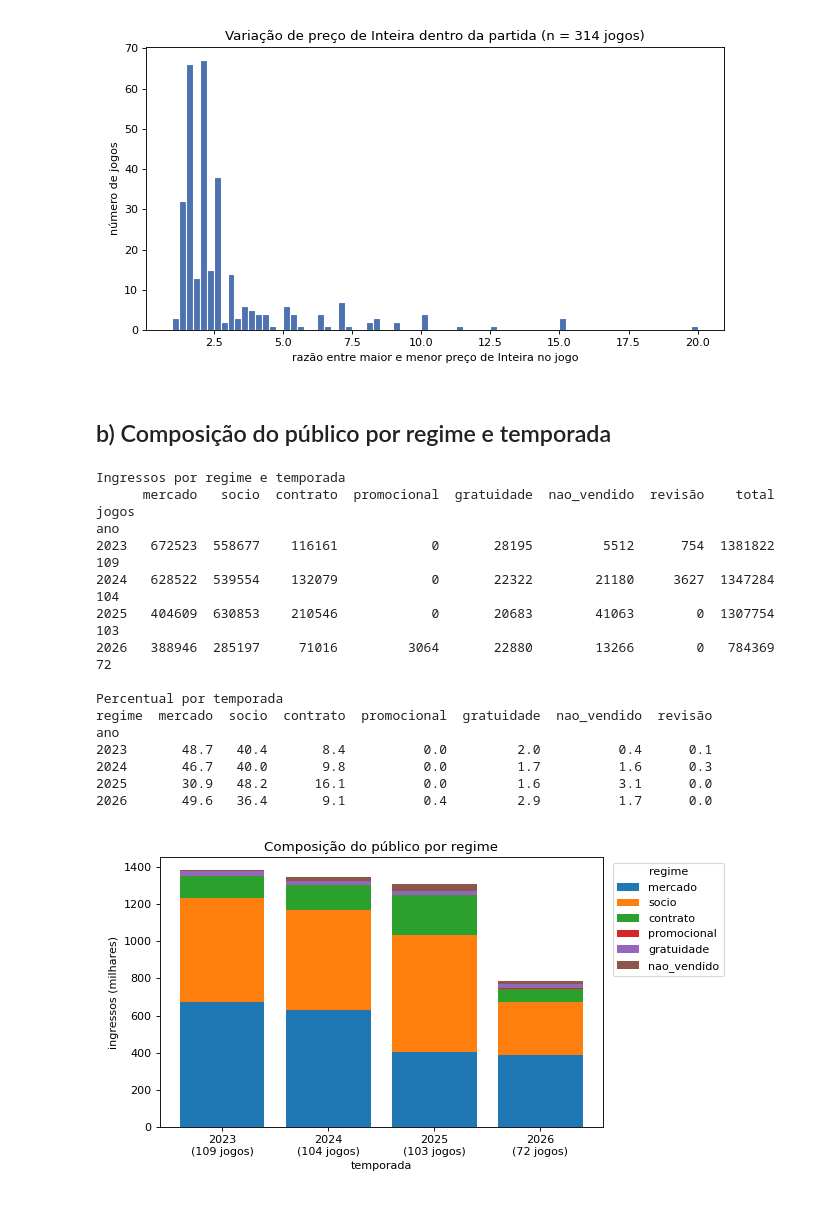
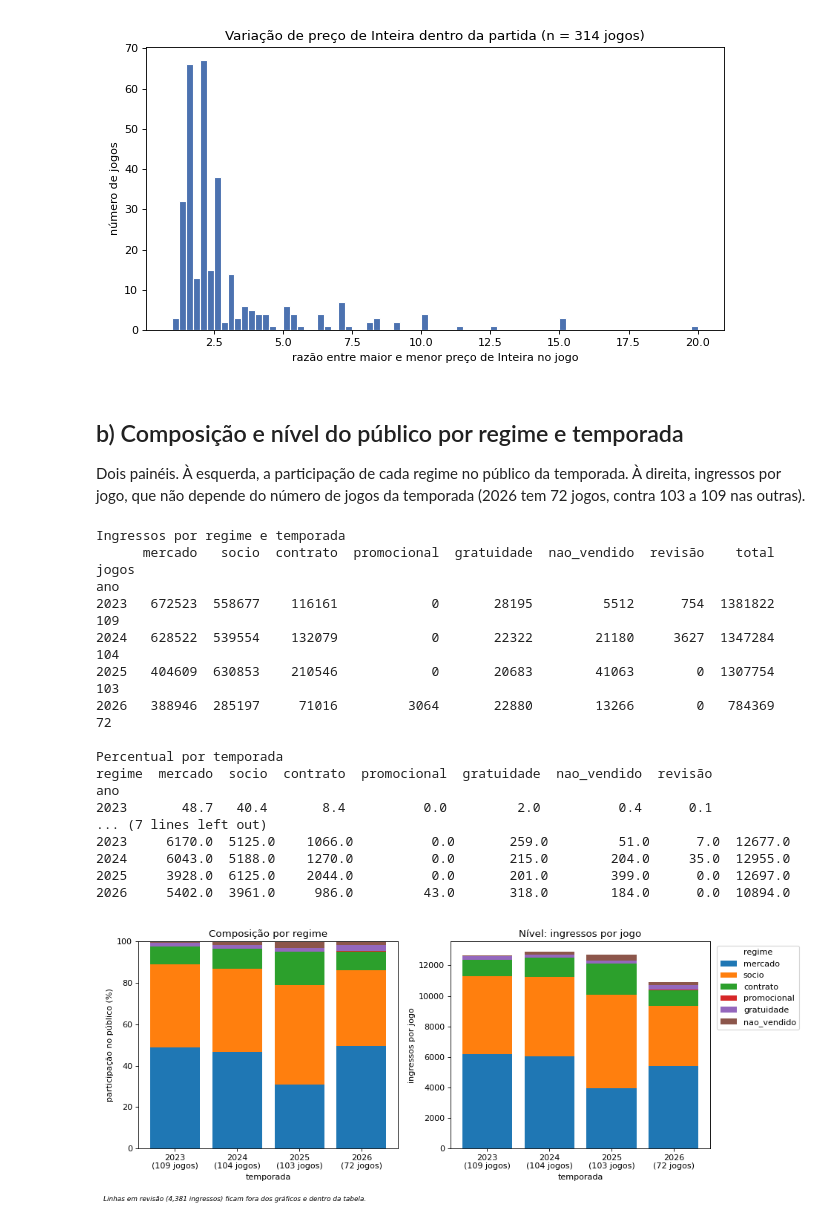
Before and after one commit to JoaoBarberino/bilheteria-paulistao, a Jupyter notebook: notebooks/04_descritiva.ipynb, the cells around one changed output. Saved outputs shown, nothing was run; the diff lists cells and outputs as text; code cells hidden in the pictures.

Commit message:
Refaz descritiva com estádio, preço real, painéis e escala log
Co-Authored-By: Claude Opus 5.5 (1M context) <noreply@anthropic.com>

```diff
--- a/notebooks/04_descritiva.ipynb
+++ b/notebooks/04_descritiva.ipynb
@@ -100,53 +124,73 @@ min         1.136       1.136
 90%         5.400       5.400
 max        20.000      20.000
 [figure]
-# %% [markdown]
-## b) Composição do público por regime e temporada
+# %% [markdown]
+## b) Composição e nível do público por regime e temporada
+
+Dois painéis. À esquerda, a participação de cada regime no público da
+temporada. À direita, ingressos por jogo, que não depende do número de
+jogos da temporada (2026 tem 72 jogos, contra 103 a 109 nas outras).
 # %%
 comp = (base[base.regime.isin(REGIMES)]
         .pivot_table(index="ano", columns="regime", values="vendidos", aggfunc="sum", fill_value=0)
         .reindex(columns=REGIMES, fill_value=0))
 comp["revisão"] = base[base.regime.isna()].groupby("ano").vendidos.sum().reindex(comp.index, fill_value=0)
 comp["total"] = comp.sum(axis=1)
 jogos_ano = base.groupby("ano").jogo.nunique().rename("jogos")
 tabela_b = comp.join(jogos_ano)
 pct_b = (comp[REGIMES + ["revisão"]].div(comp["total"], axis=0) * 100).round(1)
+por_jogo_b = comp[REGIMES + ["revisão", "total"]].div(jogos_ano, axis=0).round(0)
 print("Ingressos por regime e temporada")
 print(tabela_b.to_string())
 print()
 print("Percentual por temporada")
 print(pct_b.to_string())
+print()
+print("Ingressos por jogo")
+print(por_jogo_b.to_string())
 
-fig, ax = plt.subplots(figsize=(8, 4.5))
-fundo = np.zeros(len(comp))
+rotulos = [f"{a}\n({j} jogos)" for a, j in jogos_ano.items()]
+x = np.arange(len(comp))
+fig, (ax1, ax2) = plt.subplots(1, 2, figsize=(12, 4.8))
+fundo1 = np.zeros(len(comp))
+fundo2 = np.zeros(len(comp))
 for regime in REGIMES:
-    ax.bar(comp.index.astype(str), comp[regime] / 1000, bottom=fundo, label=regime)
-    fundo += comp[regime].values / 1000
-ax.set_xlabel("temporada")
-ax.set_ylabel("ingressos (milhares)")
-rotulos = [f"{a}\n({j} jogos)" for a, j in jogos_ano.items()]
-ax.set_xticks(range(len(comp)))
-ax.set_xticklabels(rotulos)
-ax.set_title("Composição do público por regime")
-ax.legend(title="regime", bbox_to_anchor=(1.01, 1), loc="upper left")
-fig.tight_layout()
+    ax1.bar(x, pct_b[regime], bottom=fundo1, label=regime)
+    fundo1 += pct_b[regime].values
+    ax2.bar(x, por_jogo_b[regime], bottom=fundo2, label=regime)
+    fundo2 += por_jogo_b[regime].values
+for ax in (ax1, ax2):
+    ax.set_xticks(x)
+    ax.set_xticklabels(rotulos)
+    ax.set_xlabel("temporada")
+ax1.set_ylabel("participação no público (%)")
+ax1.set_ylim(0, 100)
+ax1.set_title("Composição por regime")
+ax2.set_ylabel("ingressos por jogo")
+ax2.set_title("Nível: ingressos por jogo")
+ax2.legend(title="regime", bbox_to_anchor=(1.01, 1), loc="upper left")
+fig.text(0.01, 0.01, f"Linhas em revisão ({int(comp['revisão'].sum()):,} ingressos) ficam fora dos gráficos e dentro da tabela.",
+         fontsize=8, style="italic")
+fig.tight_layout(rect=(0, 0.04, 1, 1))
 fig.savefig(FIG / "b_composicao_regime.png", dpi=150)
 plt.show()
 # %% [output]
 Ingressos por regime e temporada
       mercado   socio  contrato  promocional  gratuidade  nao_vendido  revisão    total  jogos
 ano
 2023   672523  558677    116161            0       28195         5512      754  1381822    109
 2024   628522  539554    132079            0       22322        21180     3627  1347284    104
 2025   404609  630853    210546            0       20683        41063        0  1307754    103
 2026   388946  285197     71016         3064       22880        13266        0   784369     72
 
 Percentual por temporada
 regime  mercado  socio  contrato  promocional  gratuidade  nao_vendido  revisão
 ano
 2023       48.7   40.4       8.4          0.0         2.0          0.4      0.1
-2024       46.7   40.0       9.8          0.0         1.7          1.6      0.3
-2025       30.9   48.2      16.1          0.0         1.6          3.1      0.0
-2026       49.6   36.4       9.1          0.4         2.9          1.7      0.0
+... (7 lines left out)
+2023     6170.0  5125.0    1066.0          0.0       259.0         51.0      7.0  12677.0
+2024     6043.0  5188.0    1270.0          0.0       215.0        204.0     35.0  12955.0
+2025     3928.0  6125.0    2044.0          0.0       201.0        399.0      0.0  12697.0
+2026     5402.0  3961.0     986.0         43.0       318.0        184.0      0.0  10894.0
-[figure, old version]
+[figure, new version]
 # %% [markdown]
```
Also changed, not shown: parts of 10 cells of this notebook.
